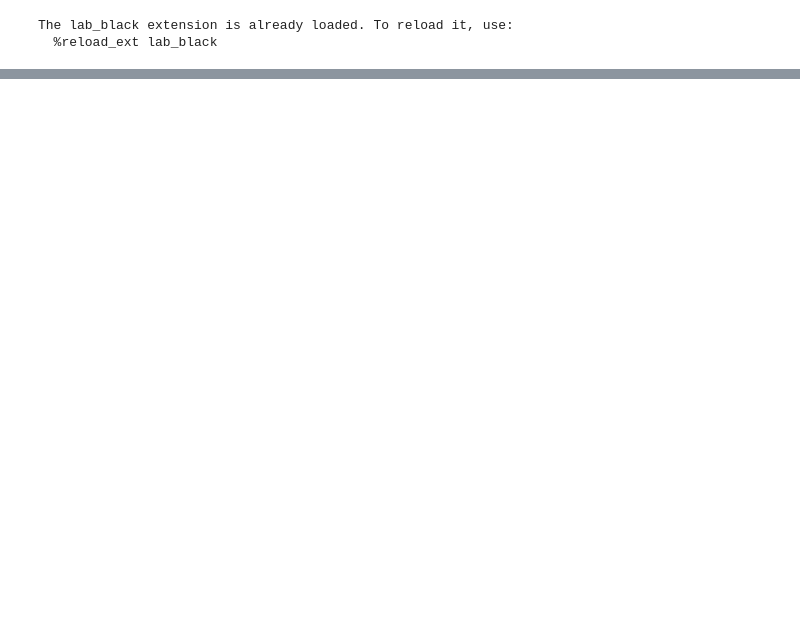
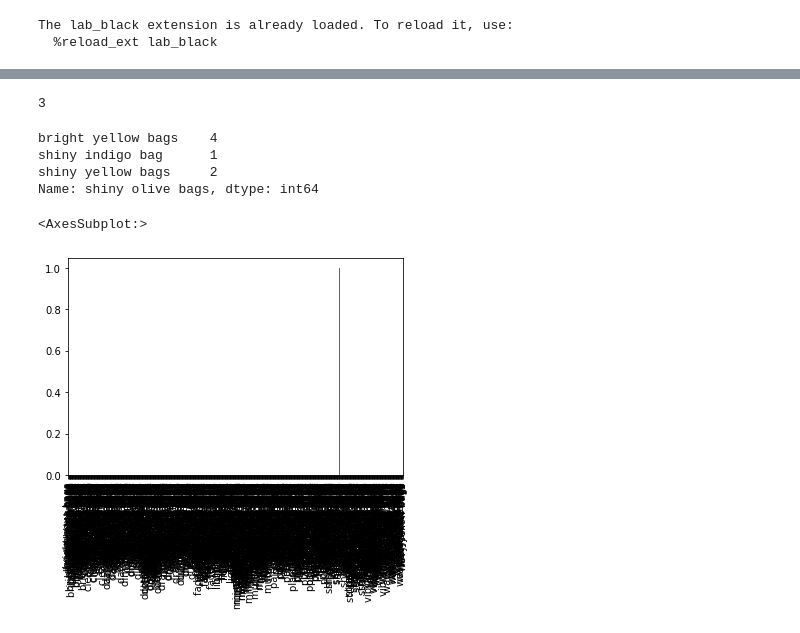
Before and after one commit to olferuk/advent-of-code, a Jupyter notebook: 2020/day_07.ipynb, the cells around one changed output, grey strips where cells are left out. Saved outputs shown, nothing was run; the diff lists cells and outputs as text; code cells hidden in the pictures; blank space fills up the shorter version.

```diff
--- a/2020/day_07.ipynb
+++ b/2020/day_07.ipynb
@@ -9,0 +20,16 @@ import numpy as np
+# %%
+index = []
+for line in load_lines(7):
+    what, which = explode_bags_line(line)
+    index.append(what)
+    index.extend([c[1] for c in which])
+index = sorted(set(index))
+# %%
+W = np.zeros([len(index), len(index)], dtype=int)
+
+for line in load_lines(7):
+    what, which = explode_bags_line(line)
+    for cnt, bags in which:
+        if cnt == "no":
+            continue
+        W[index.index(what), index.index(bags)] = int(cnt)
@@ -9,0 +45,22 @@ import numpy as np
+# %%
+df = pd.DataFrame(W, index=index, columns=index)
+# %%
+a = df.loc[:, "shiny yellow bags"]
+mask = a > 0
+# %%
+v = df.loc[mask].iloc[0]
+(v > 0).sum()
+# %% [output]
+3
+# %%
+v[v > 0]
+# %% [output]
+bright yellow bags    4
+shiny indigo bag      1
+shiny yellow bags     2
+Name: shiny olive bags, dtype: int64
+# %%
+(mask * 1).plot.bar()
+# %% [output]
+<AxesSubplot:>
+[figure, added]
```
Also changed, not shown: parts of 14 cells of this notebook, 33 other files.
